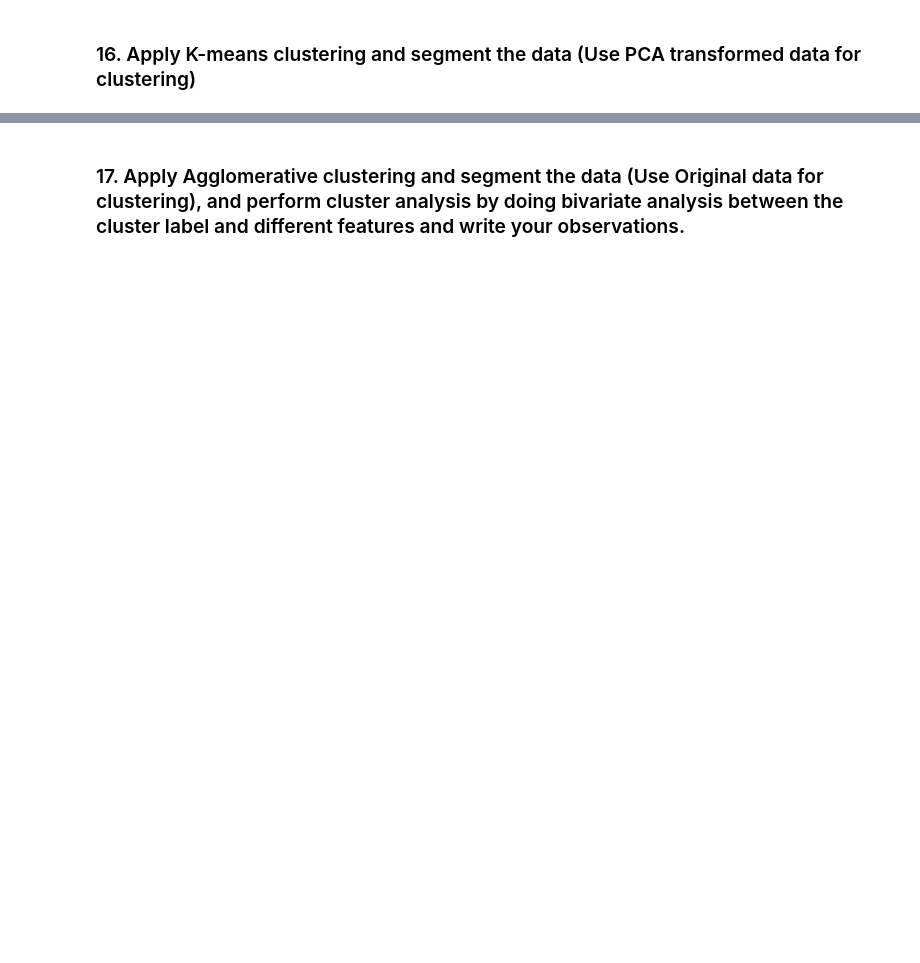
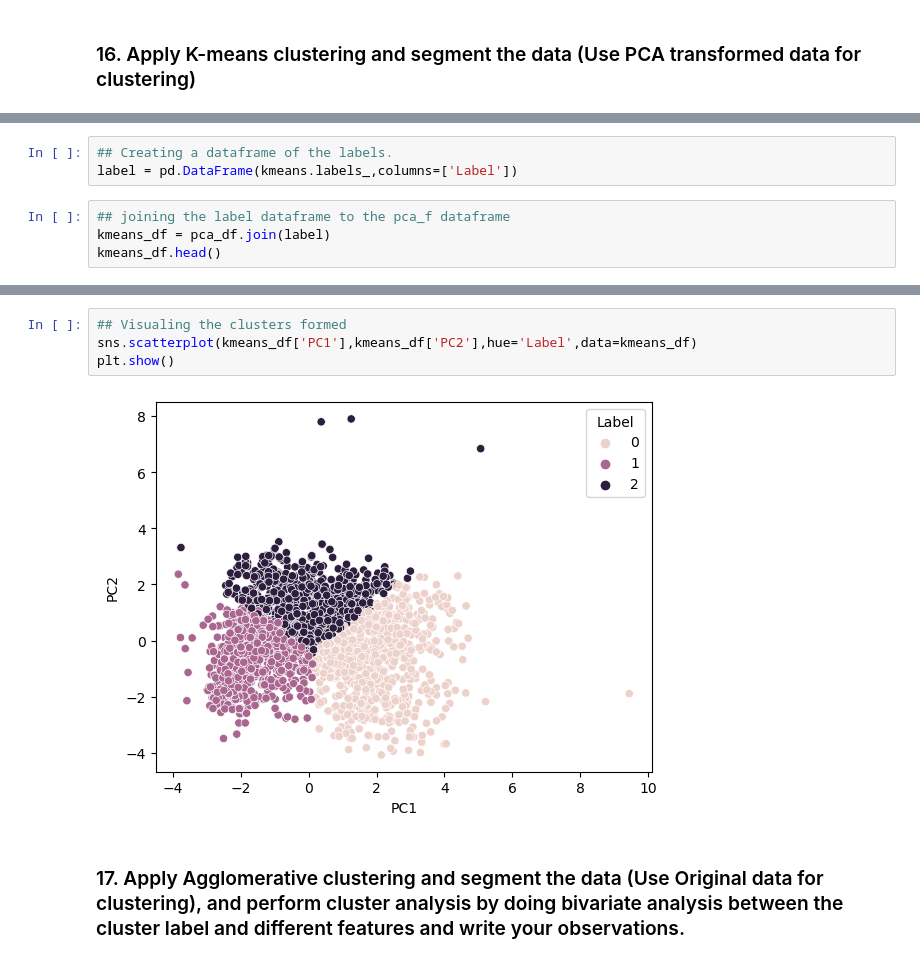
Before and after one commit to tarangini-shetty/tarangini_Lab4_PythonforDS, a Jupyter notebook: UnsupervisedLearning-Labsession.ipynb, the cells around one changed output, grey strips where cells are left out. Saved outputs shown, nothing was run; the diff lists cells and outputs as text; blank space fills up the shorter version.

```diff
--- a/UnsupervisedLearning-Labsession.ipynb
+++ b/UnsupervisedLearning-Labsession.ipynb
@@ -437,0 +482,7 @@ plt.show()
+# %%
+## Creating a dataframe of the labels.
+label = pd.DataFrame(kmeans.labels_,columns=['Label'])
+# %%
+## joining the label dataframe to the pca_f dataframe
+kmeans_df = pca_df.join(label)
+kmeans_df.head()
@@ -438,2 +503,8 @@ plt.show()
+# %%
+## Visualing the clusters formed
+sns.scatterplot(kmeans_df['PC1'],kmeans_df['PC2'],hue='Label',data=kmeans_df)
+plt.show()
+# %% [output]
+[figure, added]
 # %% [markdown]
 ### 17. Apply Agglomerative clustering and segment the data (Use Original data for clustering), and perform cluster analysis by doing bivariate analysis between the cluster label and different features and write your observations.
```
Also changed, not shown: parts of 26 cells of this notebook.
